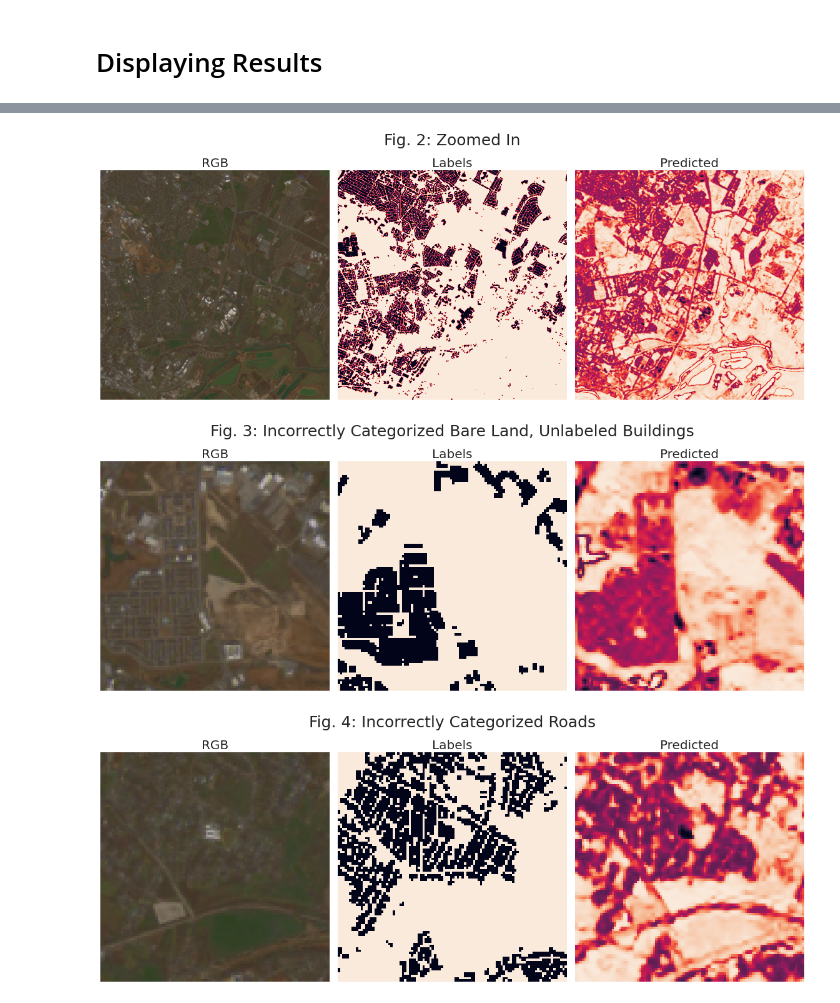
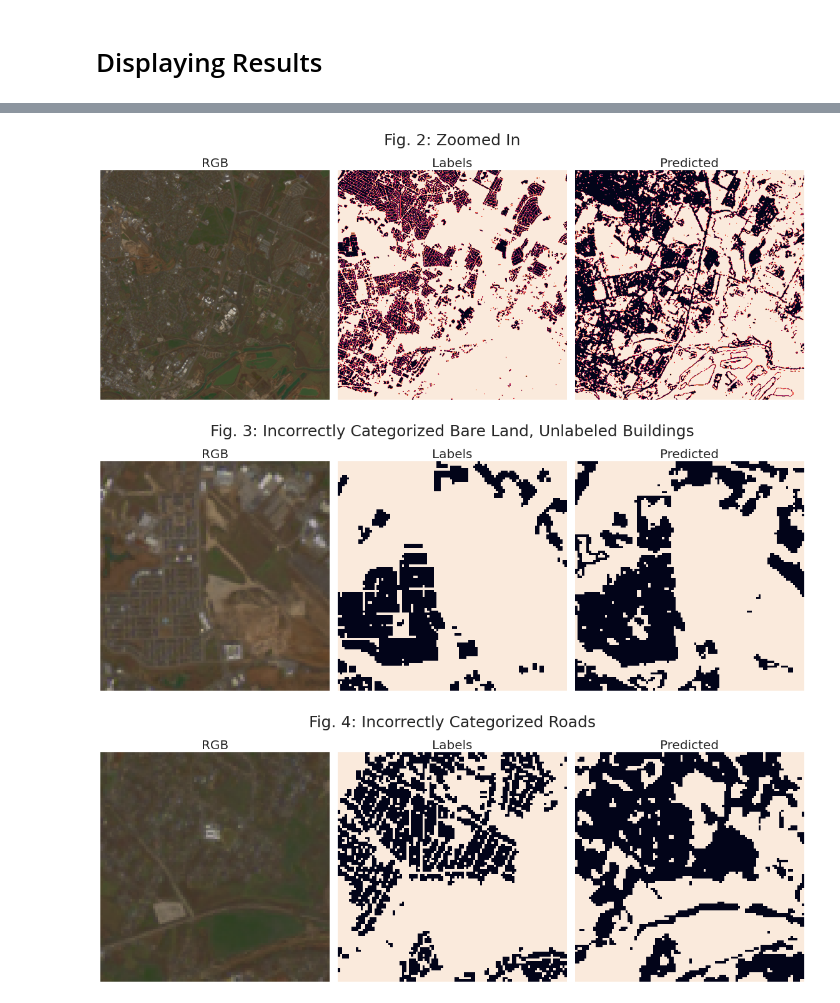
Before and after one commit to philipharman/landsat_building_recognition, a Jupyter notebook: final_model.ipynb, the cells around one changed output, grey strips where cells are left out. Saved outputs shown, nothing was run; the diff lists cells and outputs as text; code cells hidden in the pictures.

```diff
--- a/final_model.ipynb
+++ b/final_model.ipynb
@@ -134,9 +134,19 @@ selected
 # Train/Test Split (4000 / 1000)
 from sklearn.model_selection import train_test_split
 from keras.utils import to_categorical
+from imblearn.over_sampling import SMOTE
 
 xtrain, xtest, ytrain, ytest = train_test_split(
     selected.drop(columns = ['Labels']),
     full.Labels,
-    train_size = 4000, test_size = 1000,
+    train_size = 8000, test_size = 2000,
     random_state = 42)
+
+# SMOTE - Oversampling to balance dataset (removes some bias towards "not-building")
+os = SMOTE(random_state = 0, sampling_strategy = 0.5)
+os_xtrain, os_ytrain= os.fit_resample( xtrain , ytrain )
+
+print('Original YTrain Size:', len(ytrain))
+print('Ratio Y = 1 ("not building"):', sum(ytrain) / len(ytrain))
+print('\nOversampled YTrain Size:', len(os_ytrain))
+print('Ratio Y = 1 ("not building"):', sum(os_ytrain) / len(os_ytrain))
@@ -149,7 +165,7 @@ from keras.models import Sequential
 from keras.layers import Dense
 
 # Make Y variables categorical
-ytrain = to_categorical(ytrain)
+ytrain = to_categorical(os_ytrain)
 ytest = to_categorical(ytest)
 
 # Model layer definitions
@@ -165,6 +181,6 @@ model.compile(optimizer='adam',
               metrics=['accuracy'])
 
 # Fit
-model.fit(xtrain, ytrain, epochs=20)
+model.fit(os_xtrain, ytrain, epochs=20)
 # %% [output]
 Epoch 1/20
@@ -253,15 +283,15 @@ Clipping input data to the valid range for imshow with RGB data ([0..1] for floa
 # %%
-lil_plachty(med_rgb, med_lab, med_pred, 'Fig. 2: Zoomed In', 16, 6.5)
+lil_plachty(med_rgb, med_lab, med_pred.round(), 'Fig. 2: Zoomed In', 16, 6.5)
 plt.savefig('images/fig2.png')
 # %% [output]
-[figure, old version]
+[figure, new version]
 # %%
-lil_plachty(sm_rgb_1, sm_lab_1, sm_pred_1, 'Fig. 3: Incorrectly Categorized Bare Land, Unlabeled Buildings', 16, 6.5)
+lil_plachty(sm_rgb_1, sm_lab_1, sm_pred_1.round(), 'Fig. 3: Incorrectly Categorized Bare Land, Unlabeled Buildings', 16, 6.5)
 plt.savefig('images/fig3.png')
 # %% [output]
-[figure, old version]
+[figure, new version]
 # %%
-lil_plachty(sm_rgb_2, sm_lab_2, sm_pred_2, 'Fig. 4: Incorrectly Categorized Roads', 16, 6.5)
+lil_plachty(sm_rgb_2, sm_lab_2, sm_pred_2.round(), 'Fig. 4: Incorrectly Categorized Roads', 16, 6.5)
 plt.savefig('images/fig4.png')
 # %% [output]
-[figure, old version]
+[figure, new version]
```
Also changed, not shown: parts of 4 cells of this notebook, 8 other files.
